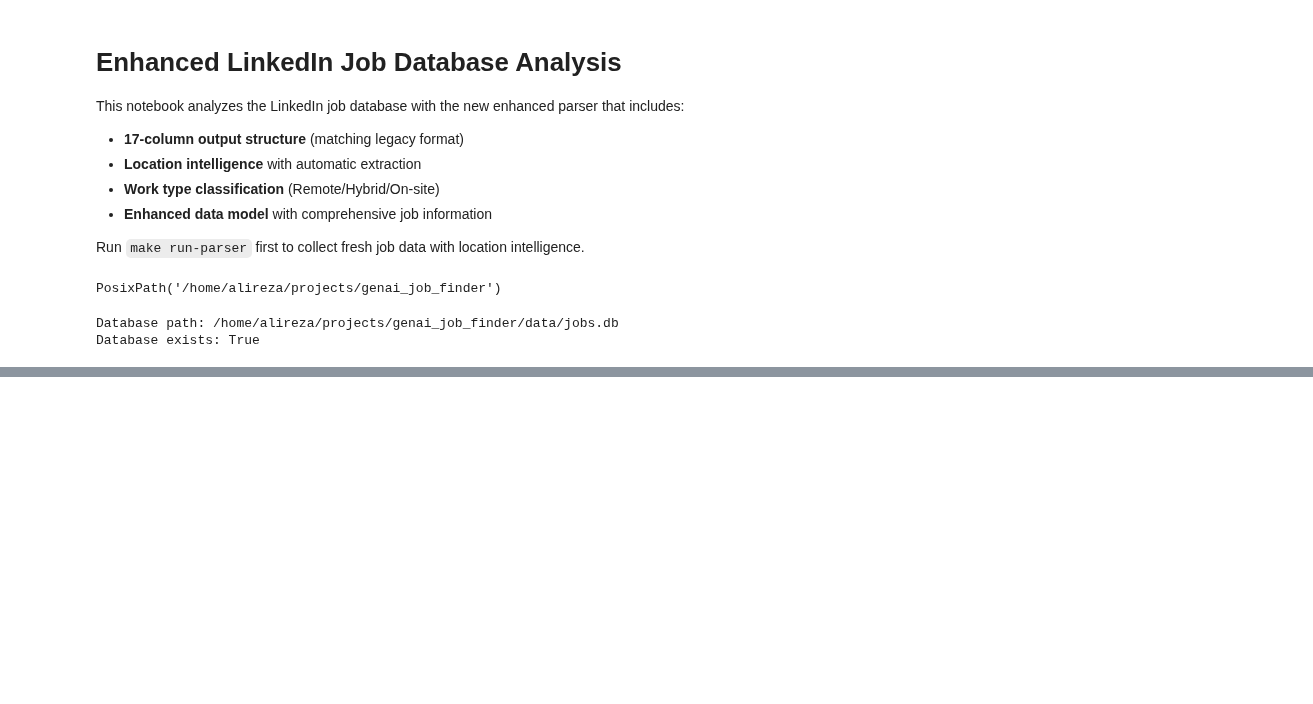
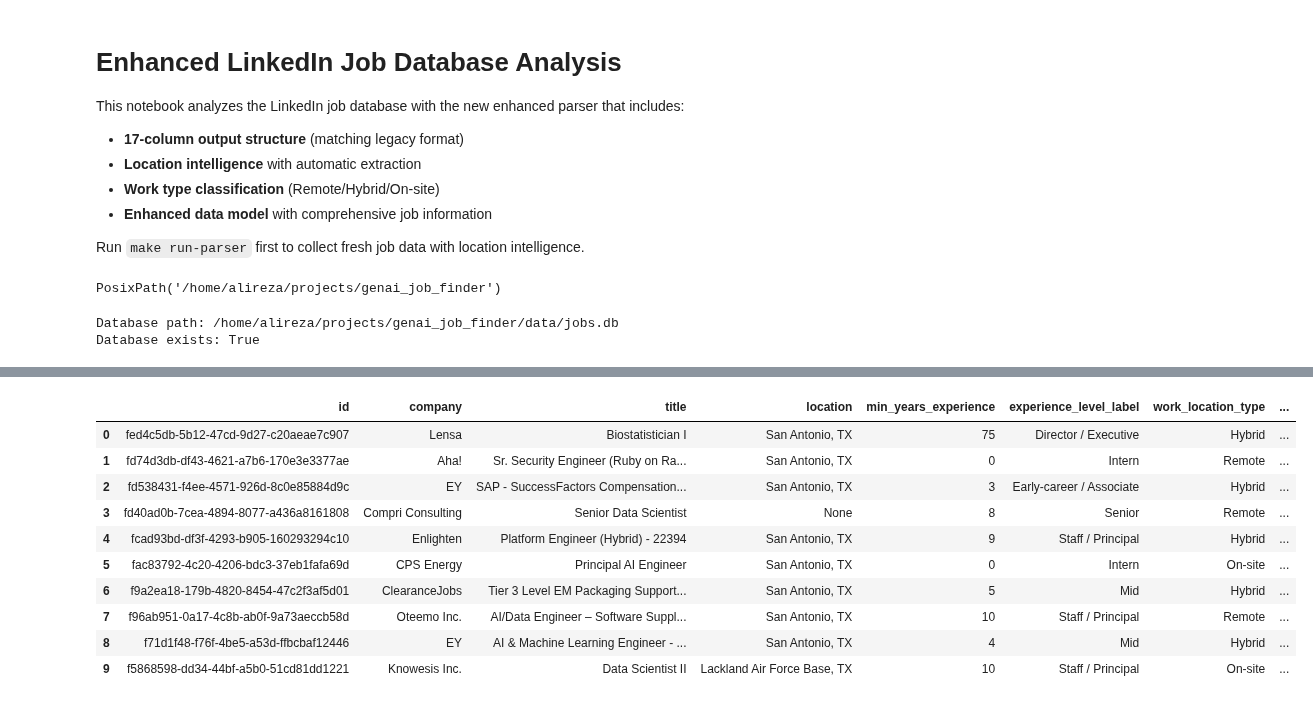
Before and after one commit to zarreh/genai_job_finder, a Jupyter notebook: notebooks/job_analysis.ipynb, the cells around one changed output, grey strips where cells are left out. Saved outputs shown, nothing was run; the diff lists cells and outputs as text; code cells hidden in the pictures; blank space fills up the shorter version.

Commit message:
intital version of data clearner is added

```diff
--- a/notebooks/job_analysis.ipynb
+++ b/notebooks/job_analysis.ipynb
@@ -155,12 +155,8 @@ if not top_jobs_df.empty:
 
         if pd.notna(job["work_location_type"]) and job["work_location_type"]:
             # Use emoji for work type
-            work_type_emoji = {
-                'Remote': '🏠',
-                'Hybrid': '🔄',
-                'On-site': '🏢'
-            }
-            emoji = work_type_emoji.get(job['work_location_type'], '📍')
+            work_type_emoji = {"Remote": "🏠", "Hybrid": "🔄", "On-site": "🏢"}
+            emoji = work_type_emoji.get(job["work_location_type"], "📍")
             print(f"{emoji} Work Type: {job['work_location_type']}")
 
         if pd.notna(job["level"]) and job["level"]:
@@ -556,0 +666,79 @@ print("=" * 50)
+# %%
+# 🧹 CLEANED JOBS TABLE ANALYSIS
+print("✨ ANALYZING AI-CLEANED JOB DATA")
+print("=" * 50)
+
+with sqlite3.connect(db_path) as conn:
+    # Check if cleaned_jobs table exists
+    tables_query = (
+        "SELECT name FROM sqlite_master WHERE type='table' AND name='cleaned_jobs'"
+    )
+    table_exists = pd.read_sql_query(tables_query, conn)
+
+    if table_exists.empty:
+        print("❌ No cleaned_jobs table found.")
+        print("💡 Run the cell above to execute the parser + cleaner pipeline first.")
+    else:
+        print("✅ Cleaned jobs table found!")
+
+        # Get basic stats
+        total_cleaned = pd.read_sql_query(
+            "SELECT COUNT(*) as count FROM cleaned_jobs", conn
+        ).iloc[0]["count"]
+        print(f"📊 Total cleaned jobs: {total_cleaned}")
+
+        if total_cleaned > 0:
+            # Get the schema of cleaned table
+            schema_query = "PRAGMA table_info(cleaned_jobs)"
+            schema_df = pd.read_sql_query(schema_query, conn)
+            print(f"🏗️ Table structure: {len(schema_df)} columns")
+
+            # Sample of cleaned data
+            sample_query = """
+            SELECT
+                id, company, title, location,
+                min_years_experience, experience_level_label,
+                work_location_type, employment_type,
+                min_salary, max_salary, mid_salary
+            FROM cleaned_jobs
+            ORDER BY id DESC
+            LIMIT 10
+            """
+
+            cleaned_sample = pd.read_sql_query(sample_query, conn)
+
+            print(f"\n📋 SAMPLE CLEANED JOBS:")
+            print("-" * 60)
+            for idx, job in cleaned_sample.iterrows():
+                print(f"{idx+1:2d}. {job['title']} at {job['company']}")
+                print(f"    📍 {job['location']}")
+
+                # Experience info
+                if pd.notna(job["min_years_experience"]) and pd.notna(
+                    job["experience_level_label"]
+                ):
+                    print(
+                        f"    🎯 Experience: {job['min_years_experience']} years → {job['experience_level_label']}"
+                    )
+
+                # Salary info
+                if pd.notna(job["min_salary"]) and pd.notna(job["max_salary"]):
+                    print(
+                        f"    💰 Salary: ${job['min_salary']:,.0f} - ${job['max_salary']:,.0f} (Mid: ${job['mid_salary']:,.0f})"
+                    )
+
+                # Work details
+                work_details = []
+                if pd.notna(job["work_location_type"]):
+                    work_emoji = {"Remote": "🏠", "Hybrid": "🔄", "On-site": "🏢"}.get(
+                        job["work_location_type"], "📍"
+                    )
+                    work_details.append(f"{work_emoji} {job['work_location_type']}")
+                if pd.notna(job["employment_type"]):
+                    work_details.append(job["employment_type"])
+                if work_details:
+                    print(f"    📝 {' | '.join(work_details)}")
+                print()
+
+cleaned_sample
+# %% [output]
@@ -556,0 +762,11 @@ print("=" * 50)
+|  | id | company | title | location | min_years_experience | experience_level_label | work_location_type | ... |
+| 0 | fed4c5db-5b12-47cd-9d27-c20aeae7c907 | Lensa | Biostatistician I | San Antonio, TX | 75 | Director / Executive | Hybrid | ... |
+| 1 | fd74d3db-df43-4621-a7b6-170e3e3377ae | Aha! | Sr. Security Engineer (Ruby on Ra... | San Antonio, TX | 0 | Intern | Remote | ... |
+| 2 | fd538431-f4ee-4571-926d-8c0e85884d9c | EY | SAP - SuccessFactors Compensation... | San Antonio, TX | 3 | Early-career / Associate | Hybrid | ... |
+| 3 | fd40ad0b-7cea-4894-8077-a436a8161808 | Compri Consulting | Senior Data Scientist | None | 8 | Senior | Remote | ... |
+| 4 | fcad93bd-df3f-4293-b905-160293294c10 | Enlighten | Platform Engineer (Hybrid) - 22394 | San Antonio, TX | 9 | Staff / Principal | Hybrid | ... |
+| 5 | fac83792-4c20-4206-bdc3-37eb1fafa69d | CPS Energy | Principal AI Engineer | San Antonio, TX | 0 | Intern | On-site | ... |
+| 6 | f9a2ea18-179b-4820-8454-47c2f3af5d01 | ClearanceJobs | Tier 3 Level EM Packaging Support... | San Antonio, TX | 5 | Mid | Hybrid | ... |
+| 7 | f96ab951-0a17-4c8b-ab0f-9a73aeccb58d | Oteemo Inc. | AI/Data Engineer – Software Suppl... | San Antonio, TX | 10 | Staff / Principal | Remote | ... |
+| 8 | f71d1f48-f76f-4be5-a53d-ffbcbaf12446 | EY | AI & Machine Learning Engineer - ... | San Antonio, TX | 4 | Mid | Hybrid | ... |
+| 9 | f5868598-dd34-44bf-a5b0-51cd81dd1221 | Knowesis Inc. | Data Scientist II | Lackland Air Force Base, TX | 10 | Staff / Principal | On-site | ... |
```
Also changed, not shown: parts of 10 cells of this notebook, 24 other files.
